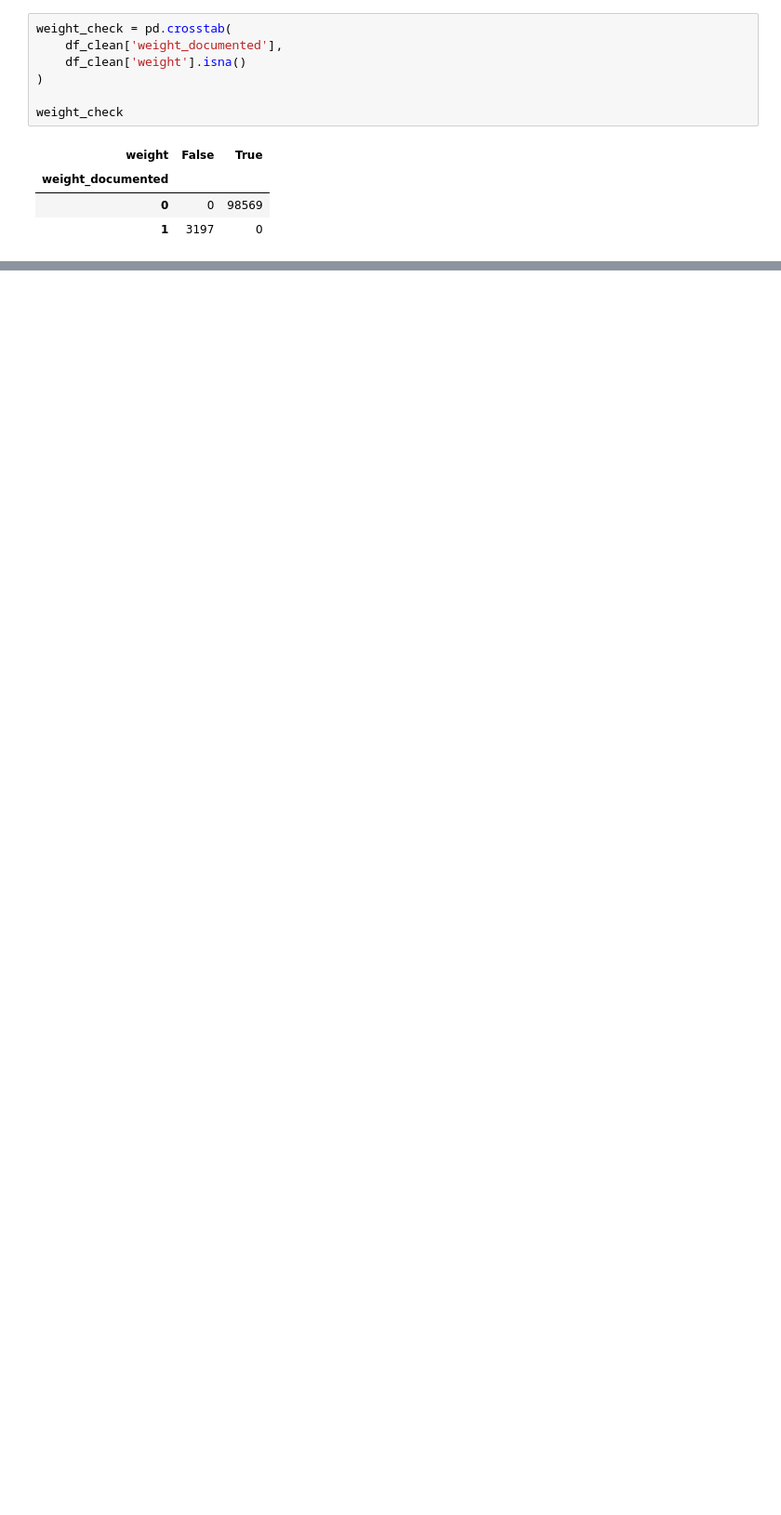
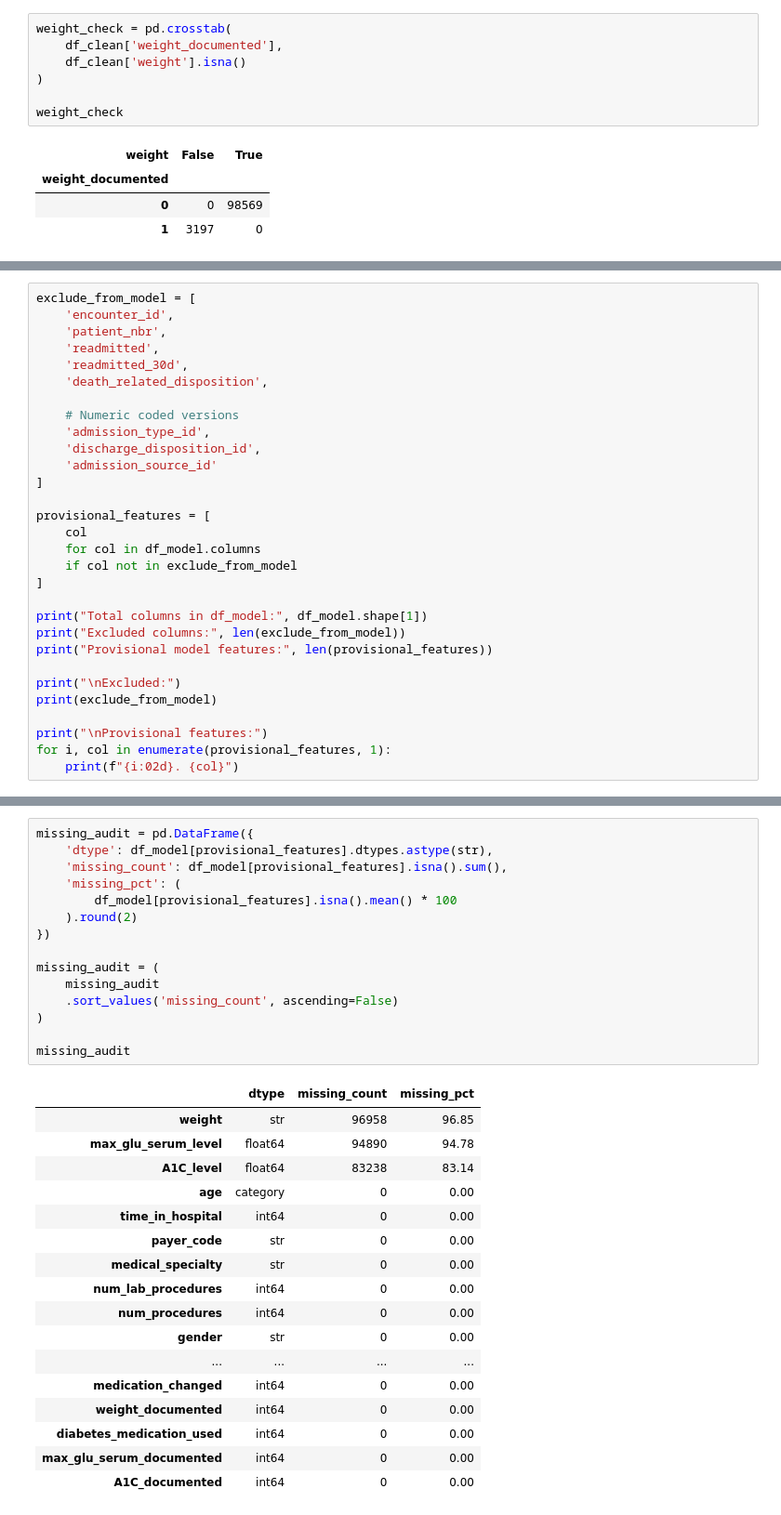
Before and after one commit to amanchaurasia512/diabetes-130-hospitals, a Jupyter notebook: Notebook/02_data_cleaning.ipynb, the cells around one changed output, grey strips where cells are left out. Shown at 93% size. Drawn from its saved outputs; the diff is of its cells as text; blank space fills up the shorter version.

```diff
--- a/Notebook/02_data_cleaning.ipynb
+++ b/Notebook/02_data_cleaning.ipynb
@@ -3196,0 +3599,30 @@ weight_check
+# %%
+exclude_from_model = [
+    'encounter_id',
+    'patient_nbr',
+    'readmitted',
+    'readmitted_30d',
+    'death_related_disposition',
+
+    # Numeric coded versions
+    'admission_type_id',
+    'discharge_disposition_id',
+    'admission_source_id'
+]
+
+provisional_features = [
+    col
+    for col in df_model.columns
+    if col not in exclude_from_model
+]
+
+print("Total columns in df_model:", df_model.shape[1])
+print("Excluded columns:", len(exclude_from_model))
+print("Provisional model features:", len(provisional_features))
+
+print("\nExcluded:")
+print(exclude_from_model)
+
+print("\nProvisional features:")
+for i, col in enumerate(provisional_features, 1):
+    print(f"{i:02d}. {col}")
@@ -3196,0 +3712,33 @@ weight_check
+# %%
+missing_audit = pd.DataFrame({
+    'dtype': df_model[provisional_features].dtypes.astype(str),
+    'missing_count': df_model[provisional_features].isna().sum(),
+    'missing_pct': (
+        df_model[provisional_features].isna().mean() * 100
+    ).round(2)
+})
+
+missing_audit = (
+    missing_audit
+    .sort_values('missing_count', ascending=False)
+)
+
+missing_audit
+# %% [output]
+|  | dtype | missing_count | missing_pct |
+| weight | str | 96958 | 96.85 |
+| max_glu_serum_level | float64 | 94890 | 94.78 |
+| A1C_level | float64 | 83238 | 83.14 |
+| age | category | 0 | 0.00 |
+| time_in_hospital | int64 | 0 | 0.00 |
+| payer_code | str | 0 | 0.00 |
+| medical_specialty | str | 0 | 0.00 |
+| num_lab_procedures | int64 | 0 | 0.00 |
+| num_procedures | int64 | 0 | 0.00 |
+| gender | str | 0 | 0.00 |
+| ... | ... | ... | ... |
+| medication_changed | int64 | 0 | 0.00 |
+| weight_documented | int64 | 0 | 0.00 |
+| diabetes_medication_used | int64 | 0 | 0.00 |
+| max_glu_serum_documented | int64 | 0 | 0.00 |
+| A1C_documented | int64 | 0 | 0.00 |
```
Also changed, not shown: parts of 24 cells of this notebook.
